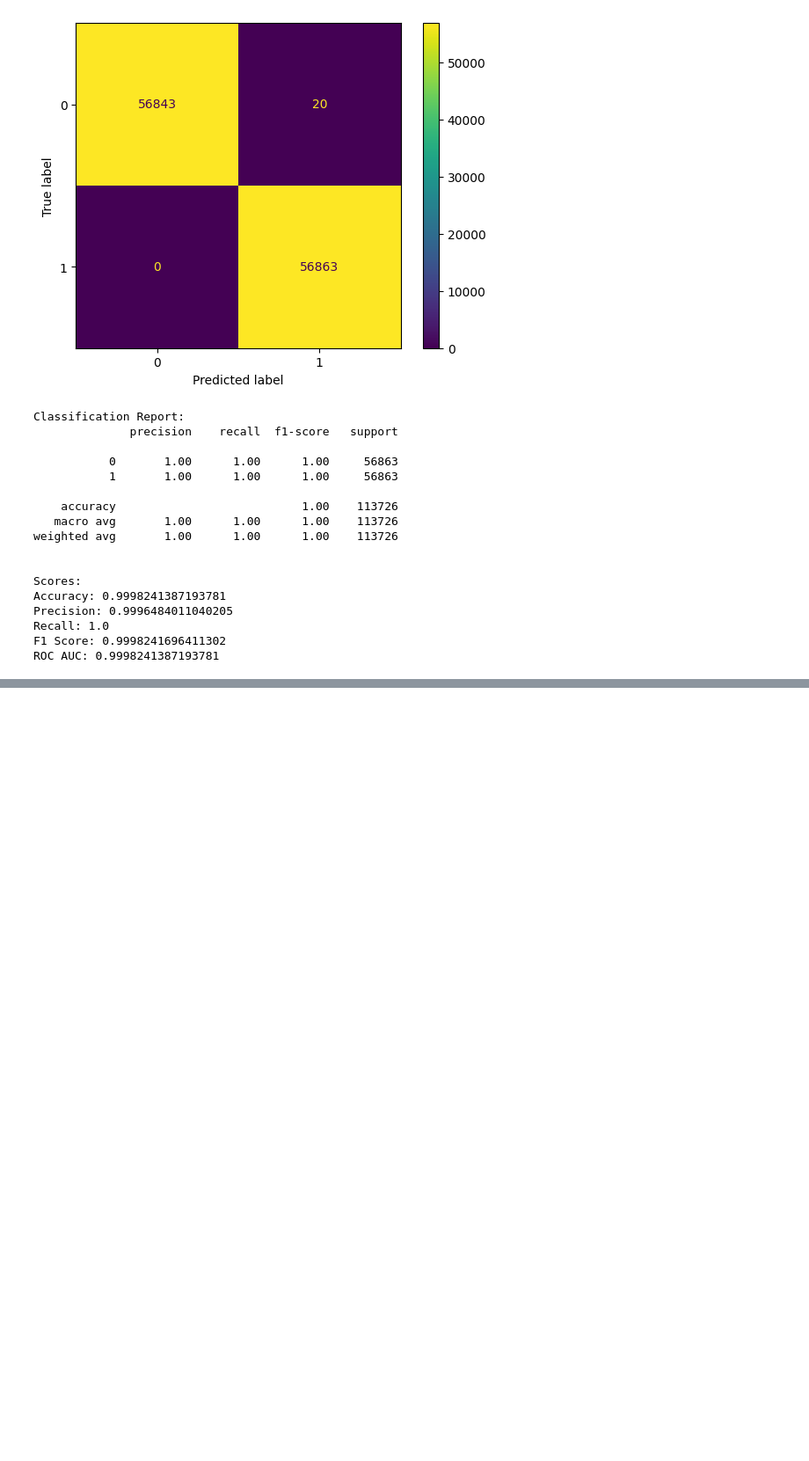
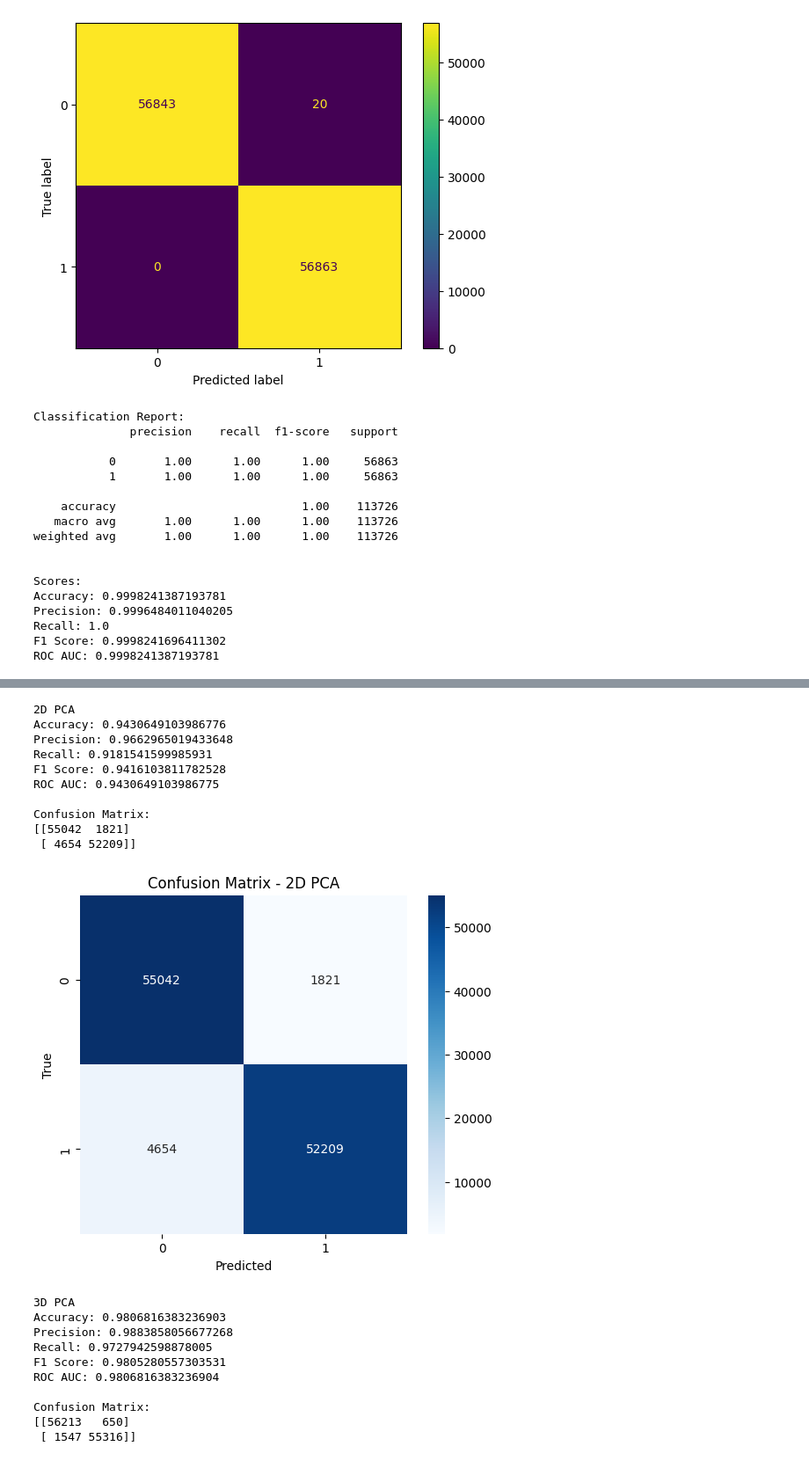
Before and after one commit to Arteaga0415/Credit-Card-Fraud-Detection, a Jupyter notebook: TallerFinal_RandomForest.ipynb, the cells around one changed output, grey strips where cells are left out. Shown at 88% size. Cells and saved outputs as stored; diff of their text form; code cells hidden in the pictures; blank space fills up the shorter version.

```diff
--- a/TallerFinal_RandomForest.ipynb
+++ b/TallerFinal_RandomForest.ipynb
@@ -93,0 +150,56 @@ ROC AUC: 0.9998241387193781
+# %%
+# Function to evaluate and print all the metrics
+def evaluate_and_plot(y_true, y_pred, title):
+    # Calculate metrics
+    conf_matrix = confusion_matrix(y_true, y_pred)
+    accuracy = accuracy_score(y_true, y_pred)
+    precision, recall, f1_score, _ = precision_recall_fscore_support(y_true, y_pred, average='binary')
+    roc_auc = roc_auc_score(y_true, y_pred)
+
+    # Print metrics
+    print(title)
+    print("Accuracy:", accuracy)
+    print("Precision:", precision)
+    print("Recall:", recall)
+    print("F1 Score:", f1_score)
+    print("ROC AUC:", roc_auc)
+    print("\nConfusion Matrix:")
+    print(conf_matrix)
+
+    # Plot confusion matrix
+    plt.figure(figsize=(6, 5))
+    sns.heatmap(conf_matrix, annot=True, fmt="d", cmap="Blues")
+    plt.xlabel('Predicted')
+    plt.ylabel('True')
+    plt.title('Confusion Matrix - ' + title)
+    plt.show()
+
+# For 2D PCA
+y_pred_2d = rf_classifier_pca.predict(X_test_pca)
+evaluate_and_plot(y_test, y_pred_2d, "2D PCA")
+
+# For 3D PCA
+y_pred_3d = rf_classifier_pca_3d.predict(X_test_pca_3d)
+evaluate_and_plot(y_test, y_pred_3d, "3D PCA")
+# %% [output]
+2D PCA
+Accuracy: 0.9430649103986776
+Precision: 0.9662965019433648
+Recall: 0.9181541599985931
+F1 Score: 0.9416103811782528
+ROC AUC: 0.9430649103986775
+
+Confusion Matrix:
+[[55042  1821]
+ [ 4654 52209]]
+[figure, added]
+3D PCA
+Accuracy: 0.9806816383236903
+Precision: 0.9883858056677268
+Recall: 0.9727942598878005
+F1 Score: 0.9805280557303531
+ROC AUC: 0.9806816383236904
+
+Confusion Matrix:
+[[56213   650]
+ [ 1547 55316]]
```
Also changed, not shown: parts of 5 cells of this notebook, 5 other files.
